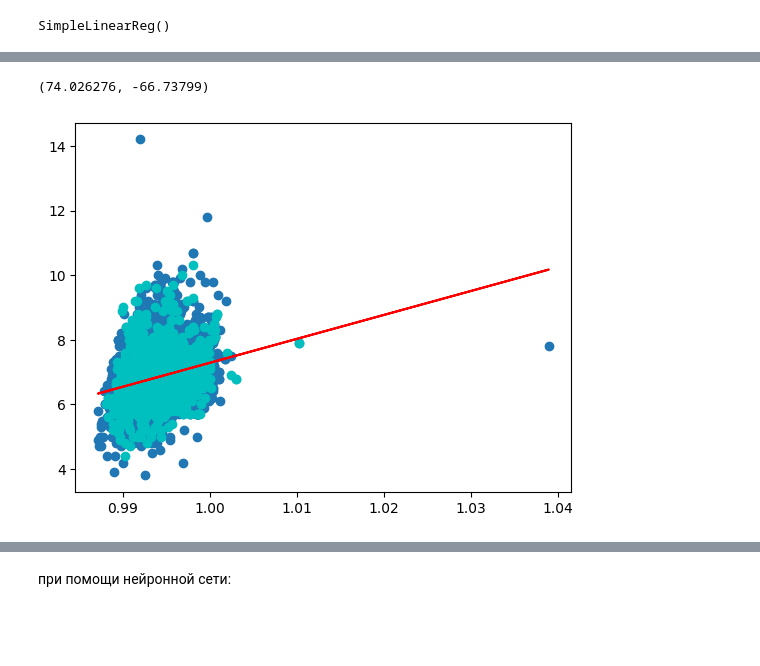
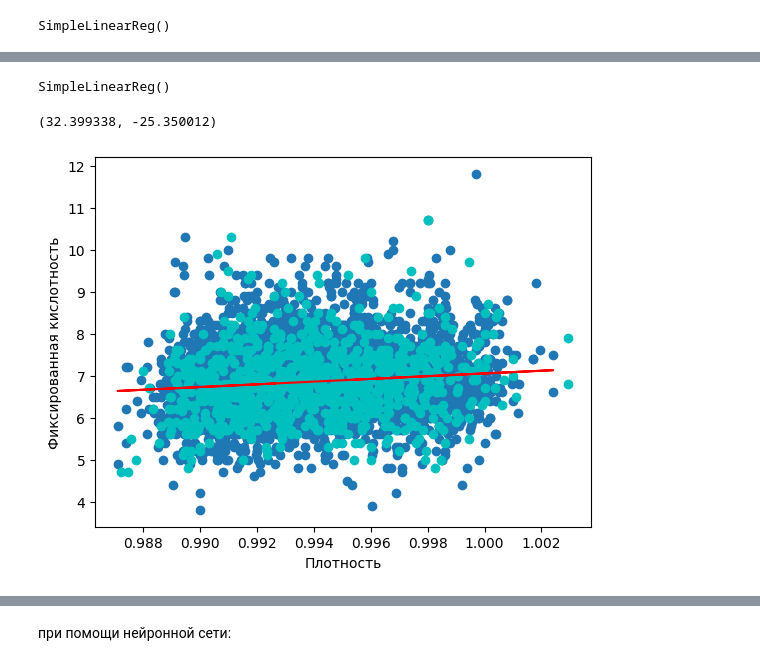
Before and after one commit to kjxeez/machine-learning, a Jupyter notebook: linear-regression.ipynb, the cells around one changed output, grey strips where cells are left out. Drawn from its saved outputs; the diff is of its cells as text; code cells hidden in the pictures; blank space fills up the shorter version.

```diff
--- a/linear-regression.ipynb
+++ b/linear-regression.ipynb
@@ -145,3 +139,16 @@ __Эмпирическая (выборочная) плотность распр
 # %%
 y = df['features/fixed acidity']
 x = df['features/density']
+# %%
+max_num = max(x)
+index = list(x).index(max_num)
+del x[index]
+del y[index] #убираю выбросы
+x = x[x < 1.01]
+y = y[y< 13]
+
+fig, ax = plt.subplots()
+ax.scatter(x, y)
+ax.set_xlabel('Плотность')
+ax.set_ylabel('Фиксированная кислотность')
+plt.show()
@@ -222,5 +214,8 @@ plt.show()
 # %%
 x_mean = np.mean(x)
 y_mean = np.mean(y)
+# %%
+x = np.array(x.values).reshape(-1, 1)
+y = np.array(y.values).reshape(-1, 1)
 # %%
 #коэффициент регрессии
@@ -355,10 +372,21 @@ SimpleLinearReg()
+# %%
+reg = SimpleLinReg()
+x_train = x_train.reshape(-1,1)
+y_train = y_train.reshape(-1,1)
+reg.fit(x_train.ravel(), y_train.ravel())
+# %% [output]
+SimpleLinearReg()
 # %%
 reg.a_, reg.b_
 # %% [output]
-(74.026276, -66.73799)
+(32.399338, -25.350012)
 # %%
-plt.scatter(x, y)
+fig, ax = plt.subplots()
+ax.scatter(x_train, y_train)
 plt.scatter(x_test, y_test, color="c")
-plt.plot(x, reg.predict(x), color='r');
+plt.plot(x_train, reg.predict(x_train.ravel()), color='r');
+ax.set_xlabel('Плотность')
+ax.set_ylabel('Фиксированная кислотность')
+plt.show()
 # %% [output]
-[figure, old version]
+[figure, new version]
```
Also changed, not shown: parts of 37 cells of this notebook.
